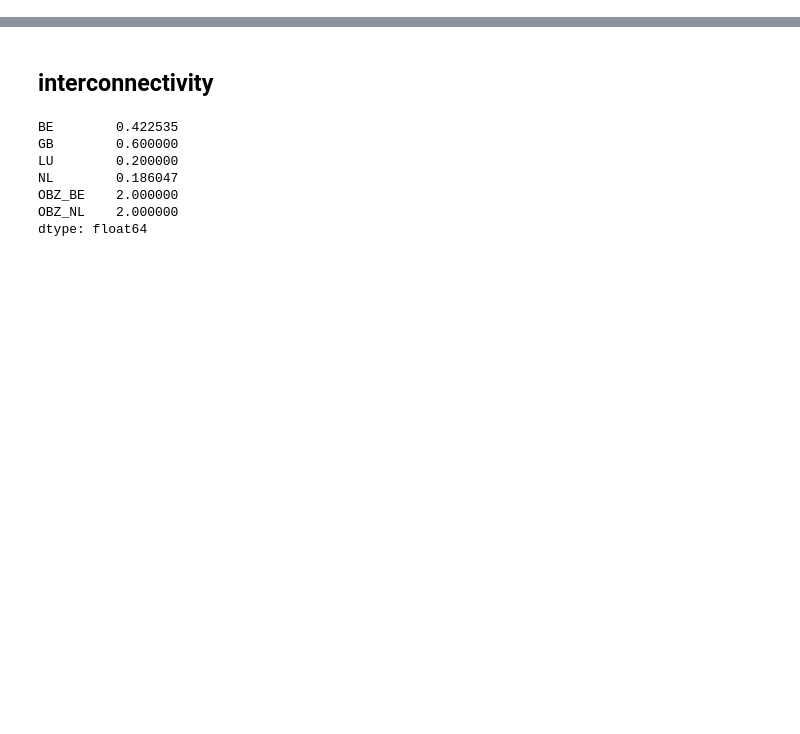
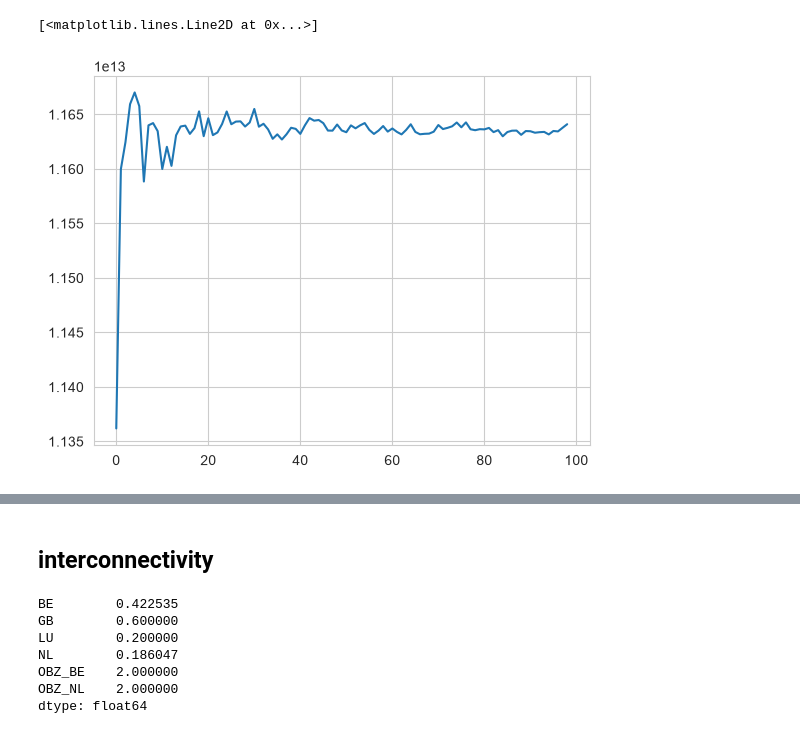
Before and after one commit to nathan-giovannini/pypsa-monte_carlo, a Jupyter notebook: post_proc_cba.ipynb, the cells around one changed output, grey strips where cells are left out. Drawn from its saved outputs; the diff is of its cells as text; code cells hidden in the pictures; blank space fills up the shorter version.

```diff
--- a/post_proc_cba.ipynb
+++ b/post_proc_cba.ipynb
@@ -3,10 +3,24 @@ import pypsa
 import pandas as pd
 import matplotlib.pyplot as plt
 # %%
-reference = pd.read_csv('/Users/ng-work/Models/pypsa-monte_carlo/results/example-50-discrete/welfare_by_country.csv')
-cf_0_BE = pd.read_csv('/Users/ng-work/Models/pypsa-monte_carlo/results/example-50-BE/welfare_by_country.csv')
-cf_0_NL = pd.read_csv('/Users/ng-work/Models/pypsa-monte_carlo/results/example-50-NL/welfare_by_country.csv')
-cf_0_pool = pd.read_csv('/Users/ng-work/Models/pypsa-monte_carlo/results/example-50-pool/welfare_by_country.csv')
+directory = '/Users/ng-work/Models/pypsa-monte_carlo/results/analysis_v0/'
+directory_alt = '/Users/ng-work/Models/pypsa-monte_carlo/results/analysis_v0_alt/'
+
+reference = pd.read_csv(directory + 'base/welfare_by_country.csv')
+cf_nautilus = pd.read_csv(directory + 'no-Nautilus/welfare_by_country.csv')
+cf_lionlink = pd.read_csv(directory + 'no-LionLink/welfare_by_country.csv')
+cf_triton = pd.read_csv(directory + 'no-TritonLink/welfare_by_country.csv')
+cf_icdegb = pd.read_csv(directory + 'no-DE-GB_interconnector/welfare_by_country.csv')
+cf_icfrgb = pd.read_csv(directory + 'no-FR-GB_interconnector/welfare_by_country.csv')
+cf_bundle = pd.read_csv(directory + 'bundle/welfare_by_country.csv')
+
+reference_alt = pd.read_csv(directory_alt + 'base/welfare_by_country.csv')
+cf_nautilus_alt = pd.read_csv(directory_alt + 'no-Nautilus/welfare_by_country.csv')
+cf_lionlink_alt = pd.read_csv(directory_alt + 'no-LionLink/welfare_by_country.csv')
+cf_triton_alt = pd.read_csv(directory_alt + 'no-TritonLink/welfare_by_country.csv')
+cf_icdegb_alt = pd.read_csv(directory_alt + 'no-DE-GB_interconnector/welfare_by_country.csv')
+cf_icfrgb_alt = pd.read_csv(directory_alt + 'no-FR-GB_interconnector/welfare_by_country.csv')
+cf_bundle_alt = pd.read_csv(directory_alt + 'bundle/welfare_by_country.csv')
 
 # cf_r_BE = pd.read_csv('/Users/ng-work/Models/pypsa-fbmc/tornado-analysis/results/obz_test_n_cf_r_BE/welfare_by_country.csv')
 # cf_r_NL = pd.read_csv('/Users/ng-work/Models/pypsa-fbmc/tornado-analysis/results/obz_test_n_cf_r_NL/welfare_by_country.csv')
@@ -16,0 +99,12 @@ cf_0_pool = pd.read_csv('/Users/ng-work/Models/pypsa-monte_carlo/results/example
+# %%
+import numpy as np
+total_list = reference.groupby('sample').total.sum()
+s = 1
+mean = []
+convergence = []
+while s < len(total_list):
+    convergence.append((np.std(total_list[:s])/np.sqrt(s+1)))
+    deviation = (np.std(total_list[:s]))
+    mean.append(np.mean(total_list[:s]))
+    print((np.std(total_list[:s])/np.sqrt(s+1)))
+    s += 1
@@ -16,0 +129,5 @@ cf_0_pool = pd.read_csv('/Users/ng-work/Models/pypsa-monte_carlo/results/example
+# %%
+plt.plot(mean)
+# %% [output]
+[<matplotlib.lines.Line2D at 0x...>]
+[figure, added]
```
Also changed, not shown: parts of 46 cells of this notebook.
